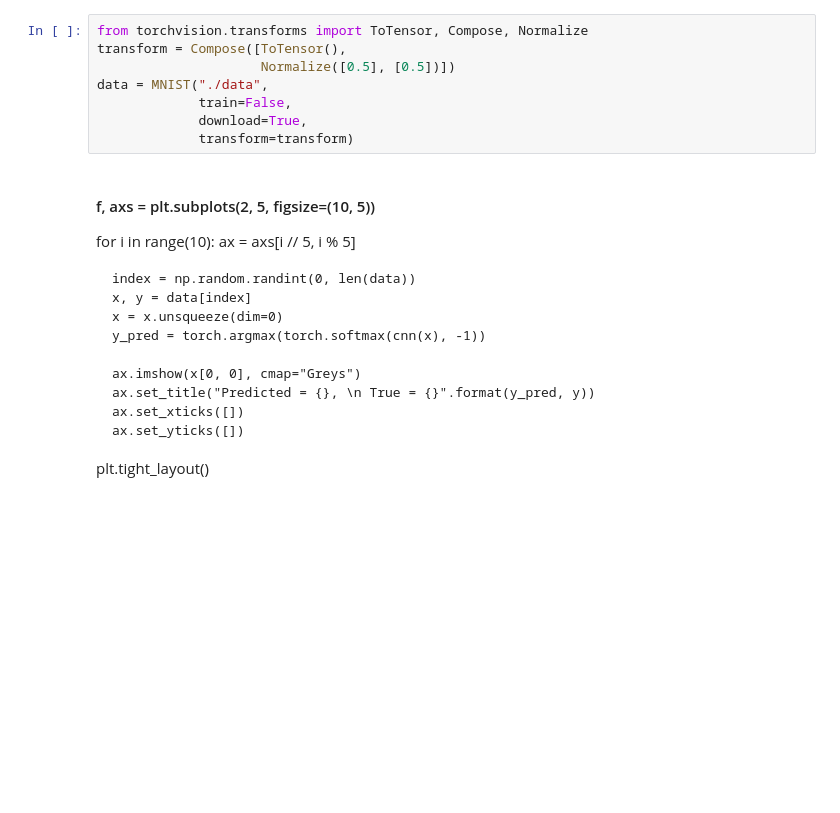
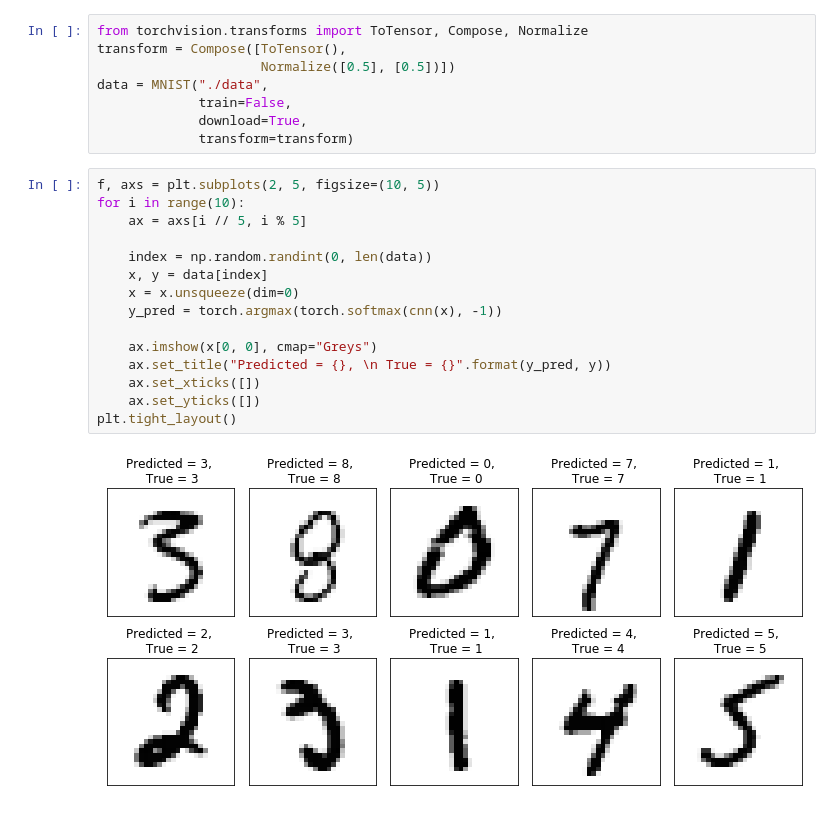
Before and after one commit to simonpf/teaching, a Jupyter notebook: machine_learning/2020/presentations/image_classification_pytorch.ipynb, the cells around one changed output. Drawn from its saved outputs; the diff is of its cells as text; blank space fills up the shorter version.

```diff
--- a/machine_learning/2020/presentations/image_classification_pytorch.ipynb
+++ b/machine_learning/2020/presentations/image_classification_pytorch.ipynb
@@ -323,18 +323,20 @@ data = MNIST("./data",
              train=False,
              download=True,
              transform=transform)
-# %% [markdown]
-#### f, axs = plt.subplots(2, 5, figsize=(10, 5))
-for i in range(10):
-    ax = axs[i // 5, i % 5]
-
-    index = np.random.randint(0, len(data))
-    x, y = data[index]
-    x = x.unsqueeze(dim=0)
-    y_pred = torch.argmax(torch.softmax(cnn(x), -1))
-
-    ax.imshow(x[0, 0], cmap="Greys")
-    ax.set_title("Predicted = {}, \n True = {}".format(y_pred, y))
-    ax.set_xticks([])
-    ax.set_yticks([])
-plt.tight_layout()
+# %%
+f, axs = plt.subplots(2, 5, figsize=(10, 5))
+for i in range(10):
+    ax = axs[i // 5, i % 5]
+
+    index = np.random.randint(0, len(data))
+    x, y = data[index]
+    x = x.unsqueeze(dim=0)
+    y_pred = torch.argmax(torch.softmax(cnn(x), -1))
+
+    ax.imshow(x[0, 0], cmap="Greys")
+    ax.set_title("Predicted = {}, \n True = {}".format(y_pred, y))
+    ax.set_xticks([])
+    ax.set_yticks([])
+plt.tight_layout()
+# %% [output]
+[figure, added]
```
Also changed, not shown: 1 other file.
